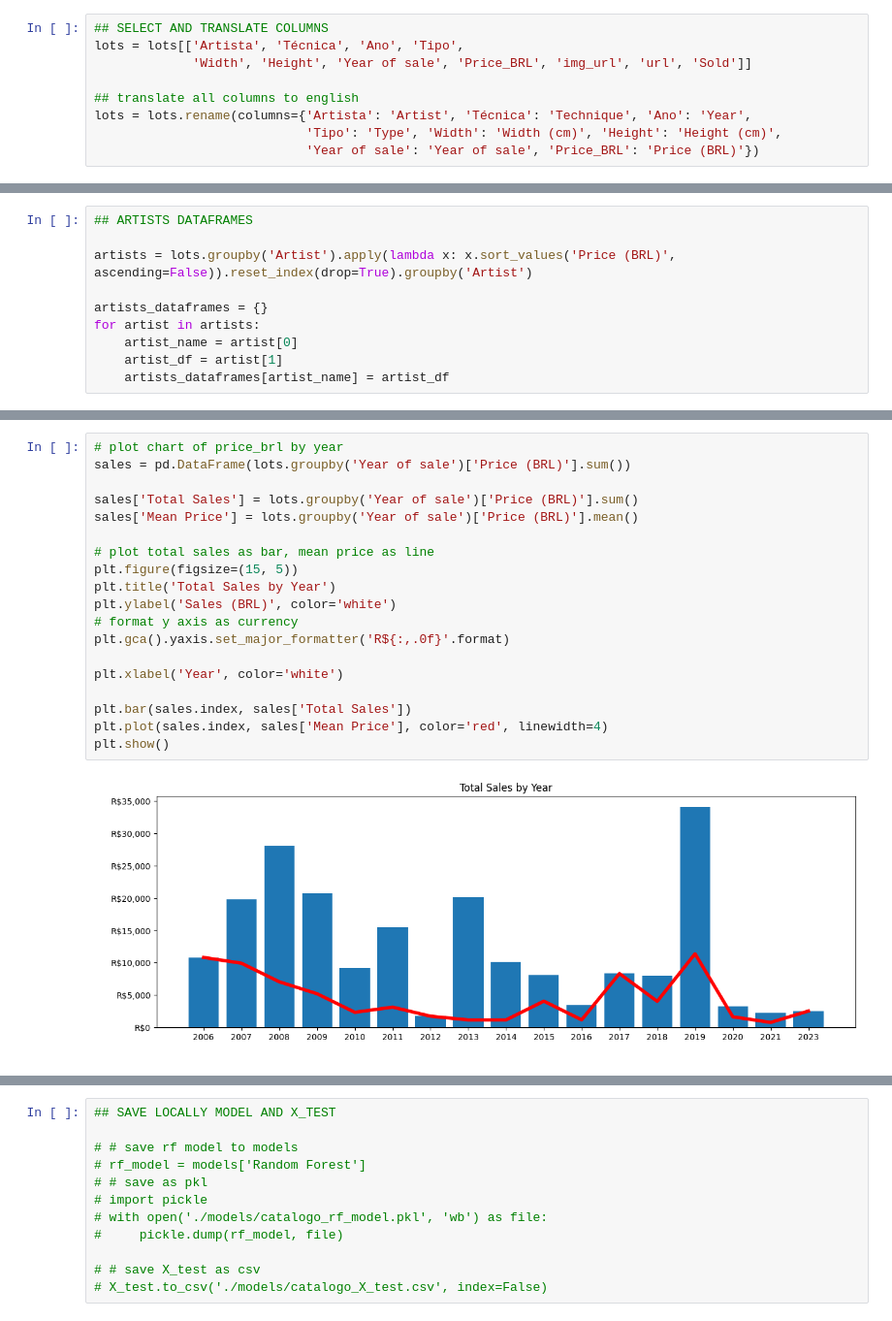
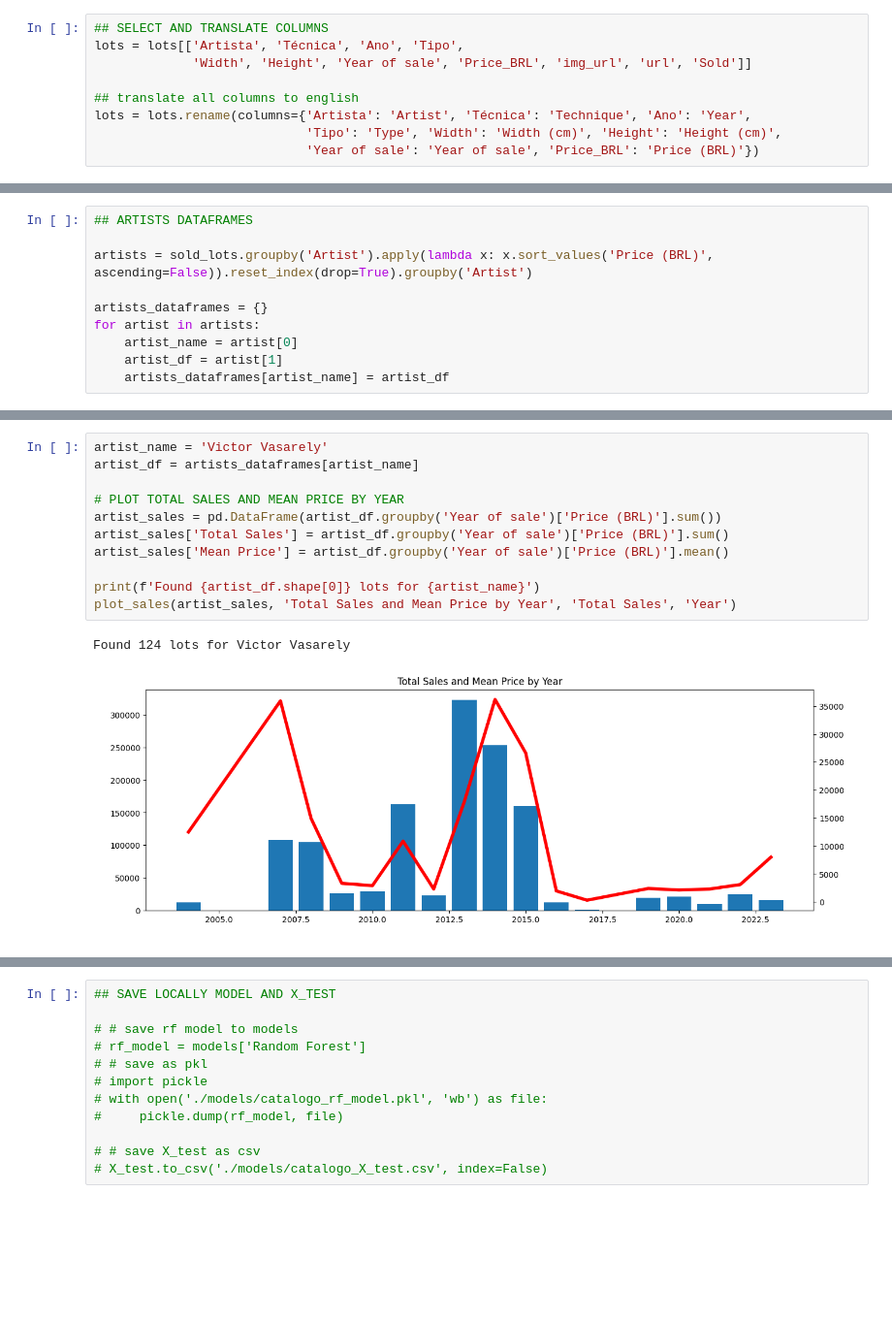
Before and after one commit to cryptogazzetta/Arte, a Jupyter notebook: analysis/catalogo_das_artes.ipynb, the cells around one changed output, grey strips where cells are left out. Shown at 97% size. Drawn from its saved outputs; the diff is of its cells as text; blank space fills up the shorter version.

```diff
--- a/analysis/catalogo_das_artes.ipynb
+++ b/analysis/catalogo_das_artes.ipynb
@@ -81,7 +164,7 @@ Name: count, dtype: int64
 # %%
 ## ARTISTS DATAFRAMES
 
-artists = lots.groupby('Artist').apply(lambda x: x.sort_values('Price (BRL)', ascending=False)).reset_index(drop=True).groupby('Artist')
+artists = sold_lots.groupby('Artist').apply(lambda x: x.sort_values('Price (BRL)', ascending=False)).reset_index(drop=True).groupby('Artist')
 
 artists_dataframes = {}
 for artist in artists:
@@ -118,22 +174,15 @@ plt.show()
-# %%
-# plot chart of price_brl by year
-sales = pd.DataFrame(lots.groupby('Year of sale')['Price (BRL)'].sum())
-
-sales['Total Sales'] = lots.groupby('Year of sale')['Price (BRL)'].sum()
-sales['Mean Price'] = lots.groupby('Year of sale')['Price (BRL)'].mean()
-
-# plot total sales as bar, mean price as line
-plt.figure(figsize=(15, 5))
-plt.title('Total Sales by Year')
-plt.ylabel('Sales (BRL)', color='white')
-# format y axis as currency
-plt.gca().yaxis.set_major_formatter('R${:,.0f}'.format)
-
-plt.xlabel('Year', color='white')
-
-plt.bar(sales.index, sales['Total Sales'])
-plt.plot(sales.index, sales['Mean Price'], color='red', linewidth=4)
-plt.show()
-# %% [output]
-[figure, removed]
+# %%
+artist_name = 'Victor Vasarely'
+artist_df = artists_dataframes[artist_name]
+
+# PLOT TOTAL SALES AND MEAN PRICE BY YEAR
+artist_sales = pd.DataFrame(artist_df.groupby('Year of sale')['Price (BRL)'].sum())
+artist_sales['Total Sales'] = artist_df.groupby('Year of sale')['Price (BRL)'].sum()
+artist_sales['Mean Price'] = artist_df.groupby('Year of sale')['Price (BRL)'].mean()
+
+print(f'Found {artist_df.shape[0]} lots for {artist_name}')
+plot_sales(artist_sales, 'Total Sales and Mean Price by Year', 'Total Sales', 'Year')
+# %% [output]
+Found 124 lots for Victor Vasarely
+[figure, added]
 # %%
```
Also changed, not shown: parts of 19 cells of this notebook, 12 other files.
